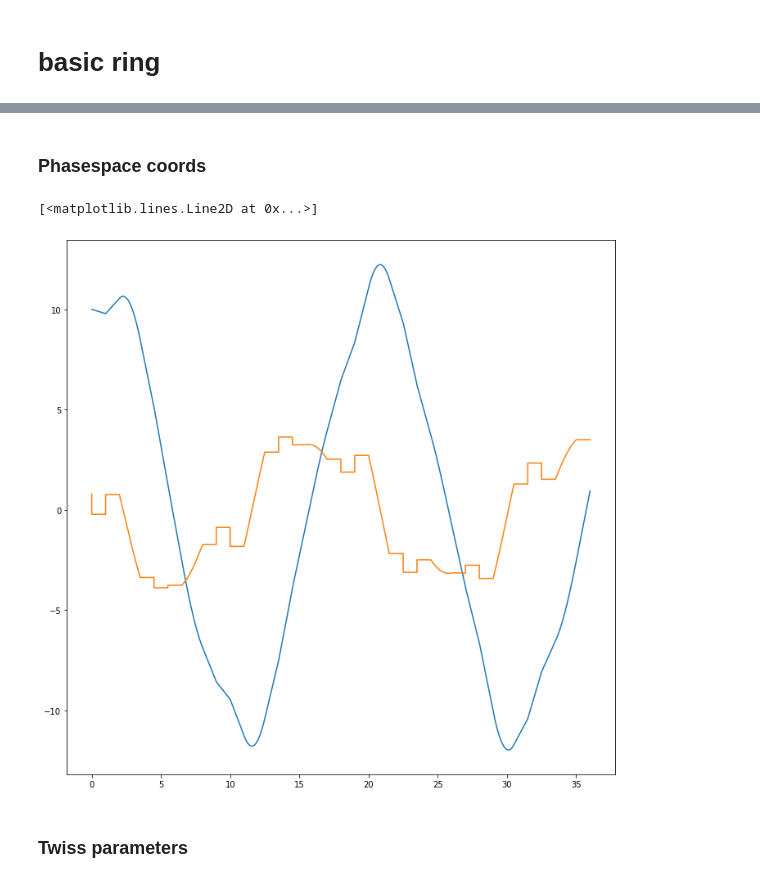
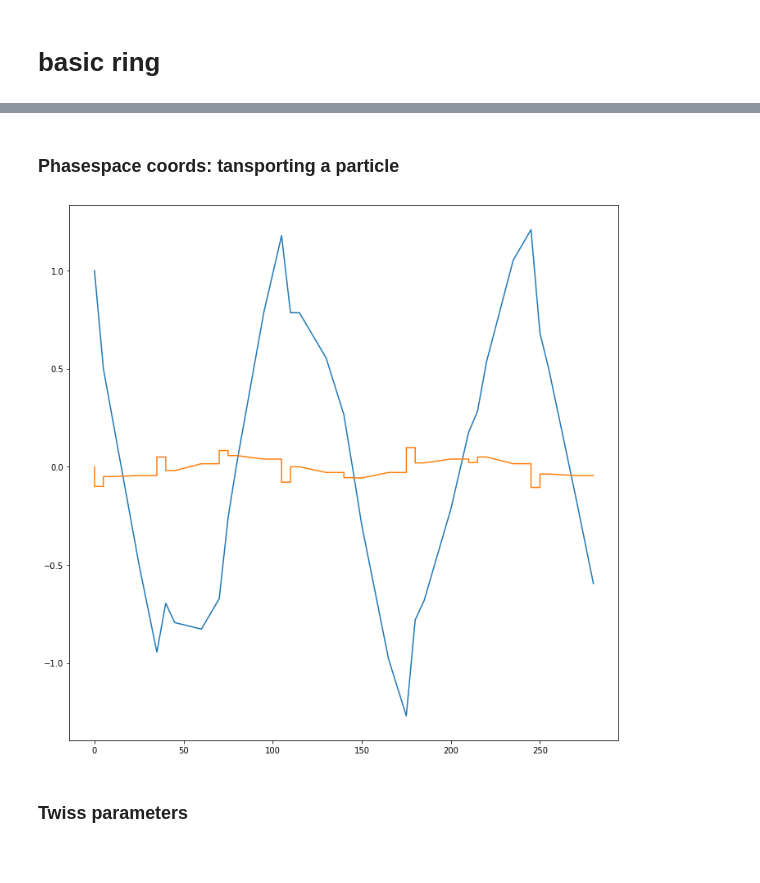
Before and after one commit to loiccoyle/pyaccelerator, a Jupyter notebook: noteboooks/lattice.ipynb, the cells around one changed output, grey strips where cells are left out. Saved outputs shown, nothing was run; the diff lists cells and outputs as text; code cells hidden in the pictures.

```diff
--- a/noteboooks/lattice.ipynb
+++ b/noteboooks/lattice.ipynb
@@ -13,7 +13,7 @@ import numpy as np
 # %% [markdown]
 # FODO cell
 # %%
-drift_l = 1  # m
+drift_l = 5  # m
 focal_length = 10  # meters
 
 FODO_cell = [QuadrupoleThin(focal_length), Drift(drift_l), QuadrupoleThin(-focal_length), Drift(drift_l)]
@@ -109,9 +115,10 @@ plt.grid()
 # %%
 n_fodo = 8
 n_dipole = n_fodo # one dipole after each fodo
-curve_perimeter = 12  # m
+curve_perimeter = 120  # m
 dip_theta = 2 * np.pi / n_dipole
 dip_rho = curve_perimeter / (n_dipole * dip_theta)
+drift_l = 10
 # %%
 dip = Dipole(dip_rho, dip_theta)
 # %%
@@ -146,13 +145,12 @@ lattice.plot()
 # %% [markdown]
-### Phasespace coords
+### Phasespace coords: tansporting a particle
 # %%
-u, u_prime, s = lattice.slice(Drift, 100).slice(Dipole, 100).transport([10, np.pi/4])
+x, x_prime, s = lattice.transport([1, 0])
 plt.figure(figsize=(12, 12))
-plt.plot(s, u)
-plt.plot(s, u_prime)
+plt.plot(s, x)
+plt.plot(s, x_prime);
 # %% [output]
-[<matplotlib.lines.Line2D at 0x...>]
-[figure, old version]
+[figure, new version]
 # %% [markdown]
 ### Twiss parameters
 # %%
```
Also changed, not shown: parts of 51 cells of this notebook, 12 other files.
